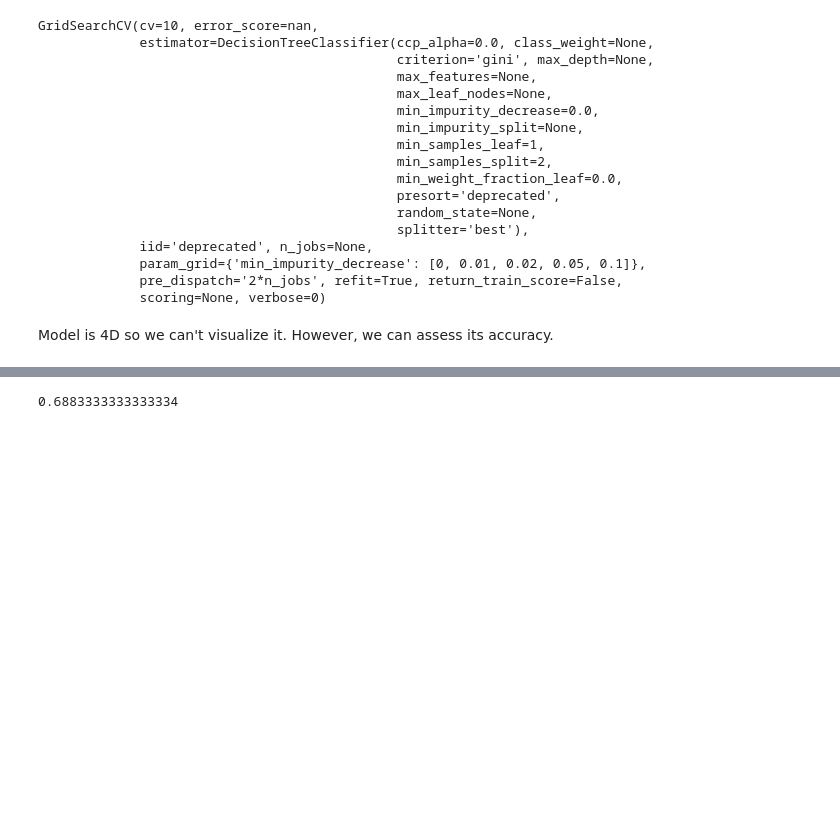
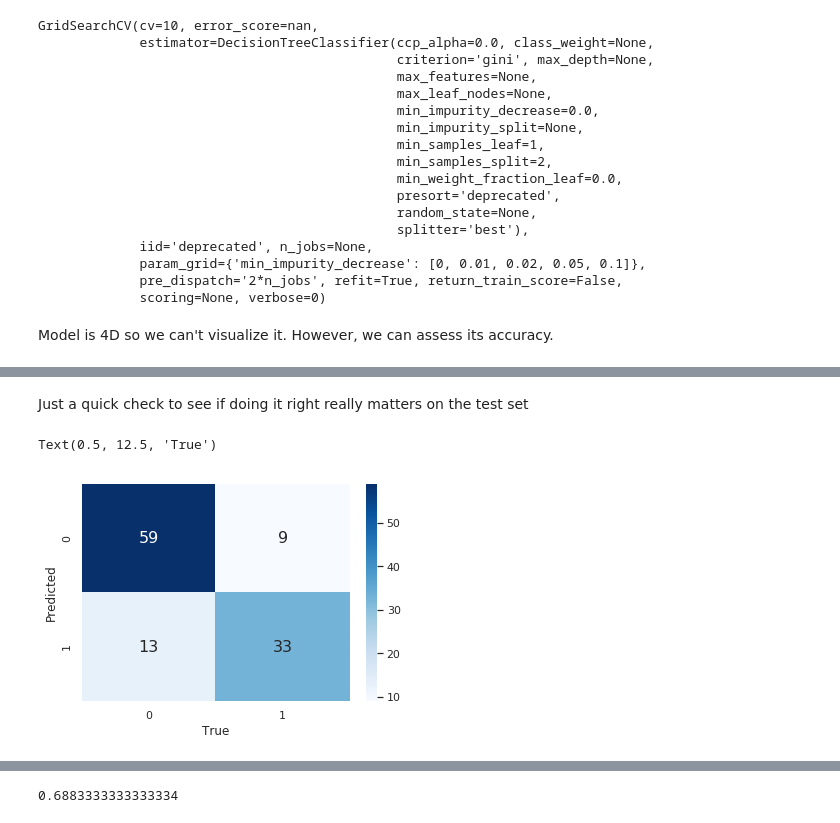
Before and after one commit to joshHug/youdao_ai, a Jupyter notebook: lec8/lec8-model-evaluation.ipynb, the cells around one changed output, grey strips where cells are left out. Cells and saved outputs as stored; diff of their text form; code cells hidden in the pictures; blank space fills up the shorter version.

```diff
--- a/lec8/lec8-model-evaluation.ipynb
+++ b/lec8/lec8-model-evaluation.ipynb
@@ -55,0 +214,11 @@ accuracy_score(df_train["survived"],
+# %% [markdown]
+Just a quick check to see if doing it right really matters on the test set
+# %%
+logistic_regression_predictions_dr = gridsearcher.best_estimator_.predict(df_test[["age", "fare", "pclass", "sex"]])
+cm_lr_dr = confusion_matrix(df_test["survived"], logistic_regression_predictions_dr)
+sns.heatmap(cm_lr_dr, annot=True, fmt = "d", cmap = "Blues", annot_kws={"size": 16})
+plt.ylabel('Predicted')
+plt.xlabel('True')
+# %% [output]
+Text(0.5, 12.5, 'True')
+[figure, added]
```
Also changed, not shown: parts of 24 cells of this notebook.
